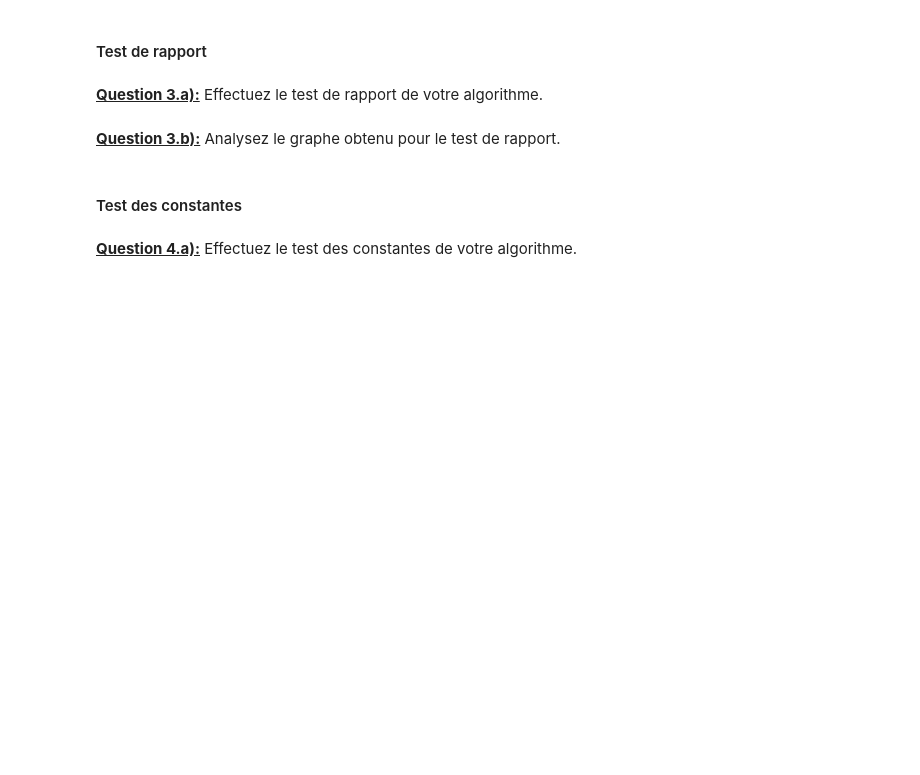
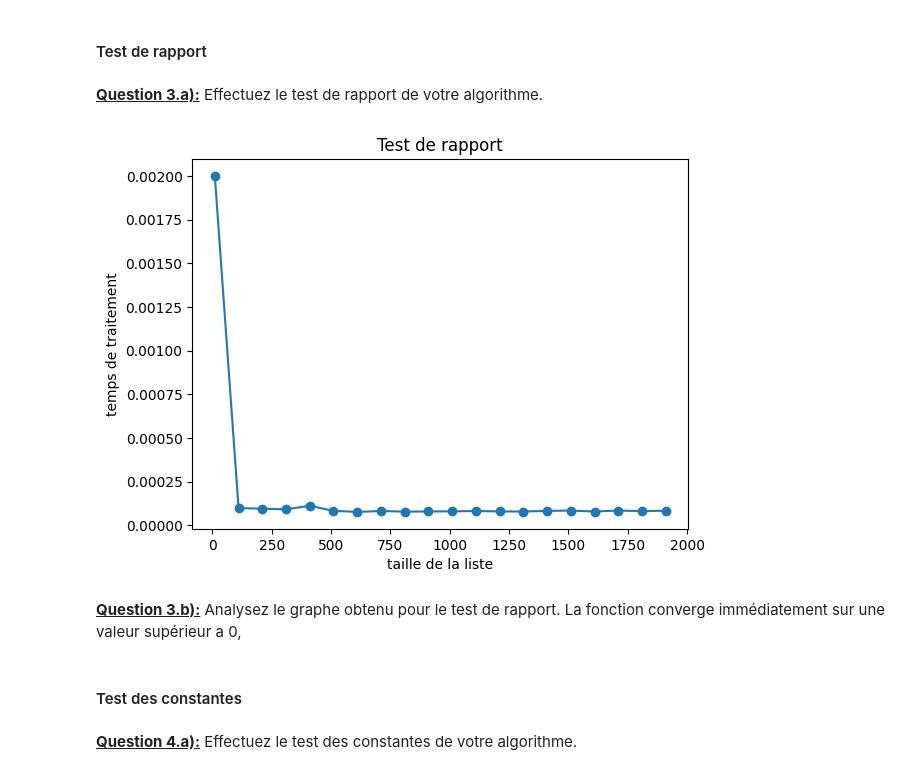
Before and after one commit to PageotM/INF8775_TP1, a Jupyter notebook: tp1_squelette.ipynb, the cells around one changed output. Drawn from its saved outputs; the diff is of its cells as text; code cells hidden in the pictures; blank space fills up the shorter version.

```diff
--- a/tp1_squelette.ipynb
+++ b/tp1_squelette.ipynb
@@ -443,5 +460,14 @@ Ces données peuvent ensuite être passées aux fonctions `test_de_...` en les m
+# %%
+# TODO Test de rapport
+measuresAsDict = {measure.size: measure.mean/math.pow(measure.size,2) for measure in measures}
+print([measure.mean/math.pow(measure.size,2) for measure in measures])
+
+test_de_rapport(measuresAsDict, "taille de la liste","temps de traitement")
+# %% [output]
+[figure, added]
 # %% [markdown]
 <u>**Question 3.b):**</u> Analysez le graphe obtenu pour le test de rapport.
+La fonction converge immédiatement sur une valeur supérieur a 0,
 # %% [markdown]
 #### Test des constantes
 # %% [markdown]
```
Also changed, not shown: parts of 11 cells of this notebook.
